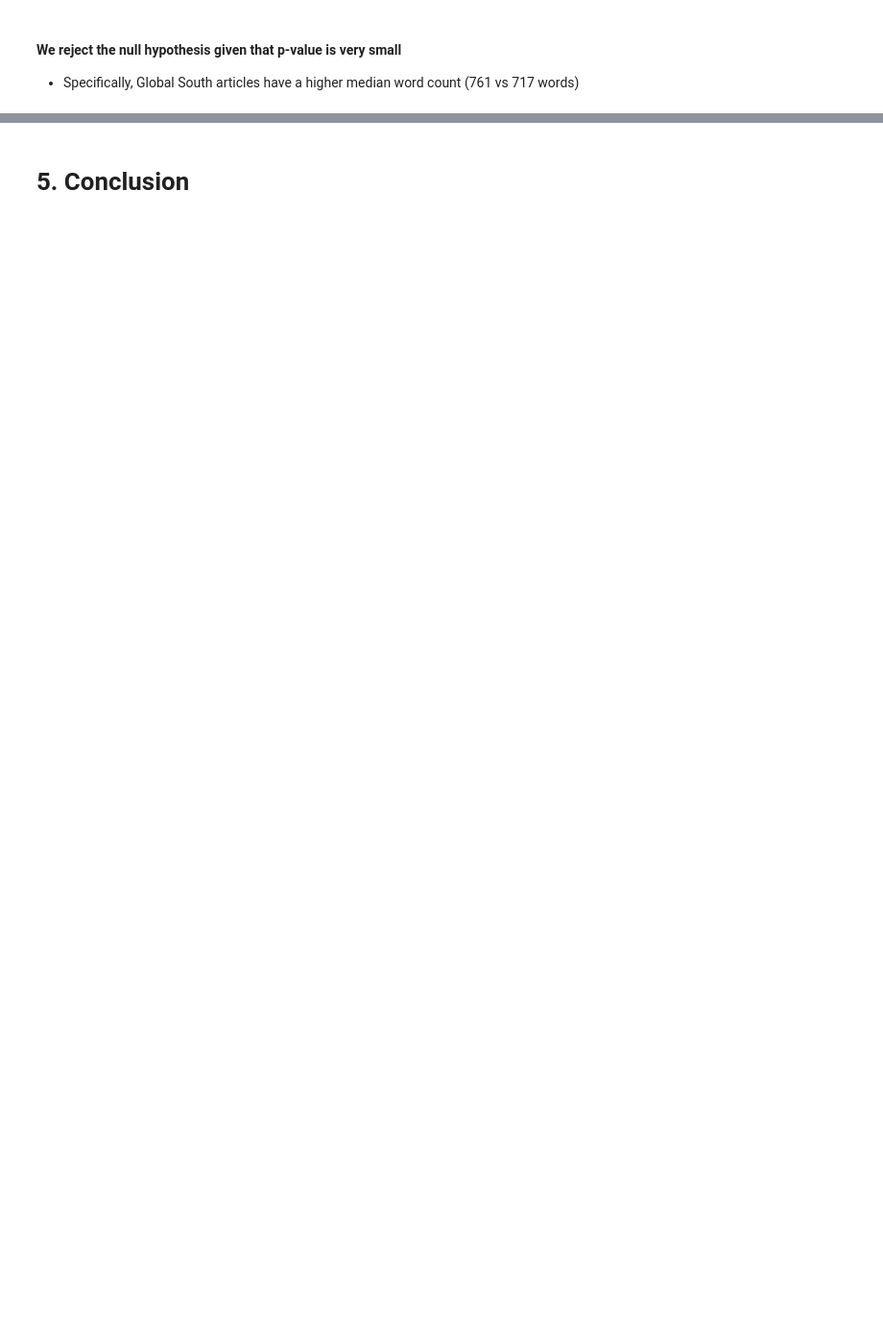
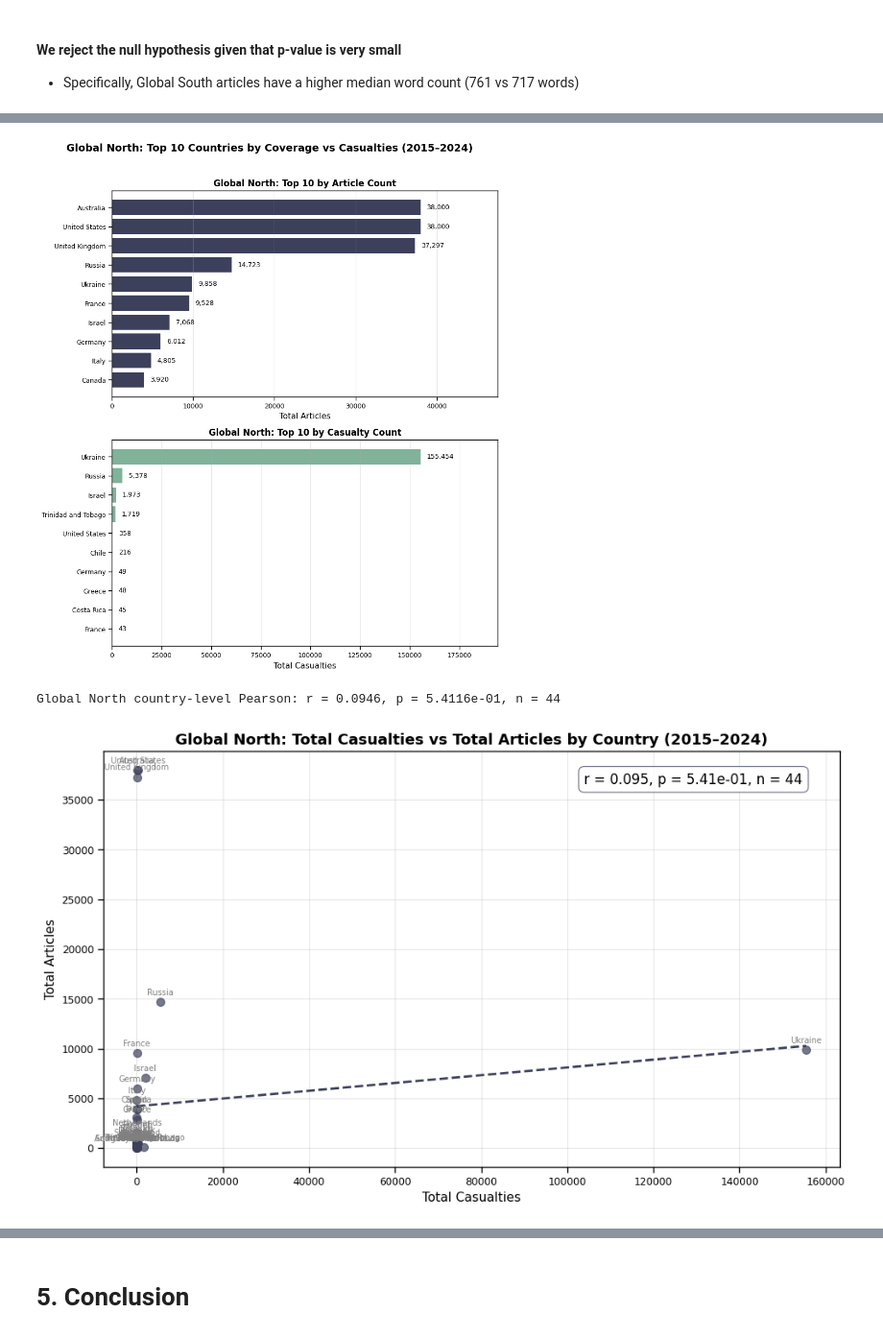
Before and after one commit to Harry9087655/ST115-group-project, a Jupyter notebook: analysis/analysis.ipynb, the cells around one changed output, grey strips where cells are left out. Shown at 96% size. Cells and saved outputs as stored; diff of their text form; code cells hidden in the pictures; blank space fills up the shorter version.

```diff
--- a/analysis/analysis.ipynb
+++ b/analysis/analysis.ipynb
@@ -1998,0 +2303,14 @@ U (scipy):        5768.0
+# %%
+build_top10_bars(
+    master, 'Global North', '#3D405B', '#81B29A',
+    'Global North: Top 10 Countries by Coverage vs Casualties (2015–2024)'
+)
+
+build_scatter(
+    master, 'Global North', '#3D405B',
+    'Global North: Total Casualties vs Total Articles by Country (2015–2024)'
+)
+# %% [output]
+[figure, added]
+Global North country-level Pearson: r = 0.0946, p = 5.4116e-01, n = 44
+[figure, added]
```
Also changed, not shown: parts of 15 cells of this notebook.
